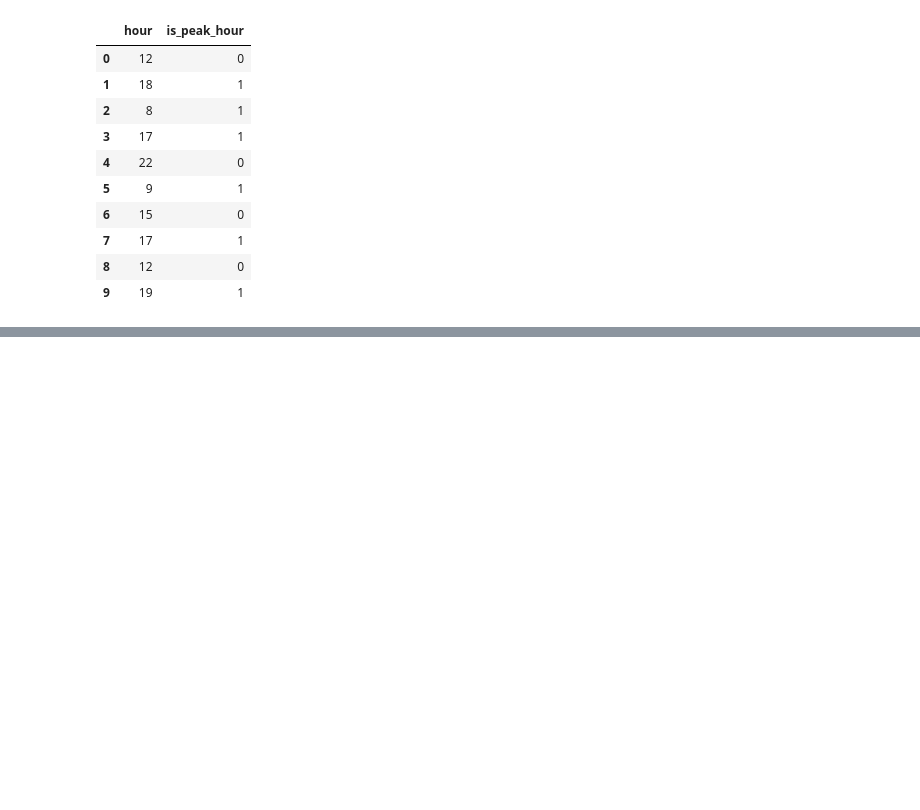
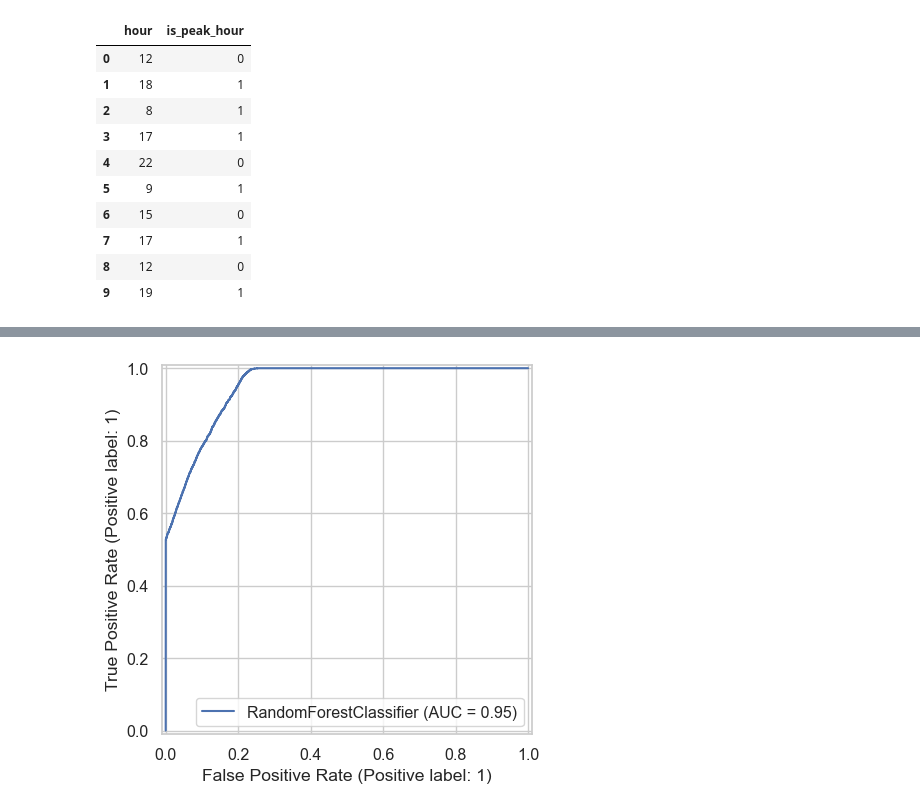
Before and after one commit to traha-89/Portafoglio, a Jupyter notebook: Uber Ride Cancellation Prediction/uber_ride_cancel_pred.ipynb, the cells around one changed output, grey strips where cells are left out. Cells and saved outputs as stored; diff of their text form; code cells hidden in the pictures; blank space fills up the shorter version.

```diff
--- a/Uber Ride Cancellation Prediction/uber_ride_cancel_pred.ipynb
+++ b/Uber Ride Cancellation Prediction/uber_ride_cancel_pred.ipynb
@@ -673,0 +828,3 @@ df1.head()
+# %%
+# 2. Initialize Random Forest
+rf = RandomForestClassifier(random_state=42, n_jobs=-1)
@@ -673,0 +912,6 @@ df1.head()
+# %%
+# 8. Plot ROC Curve
+RocCurveDisplay.from_estimator(best_rf, X_test_scaled, y_test)
+plt.show()
+# %% [output]
+[figure, added]
```
Also changed, not shown: parts of 49 cells of this notebook.
